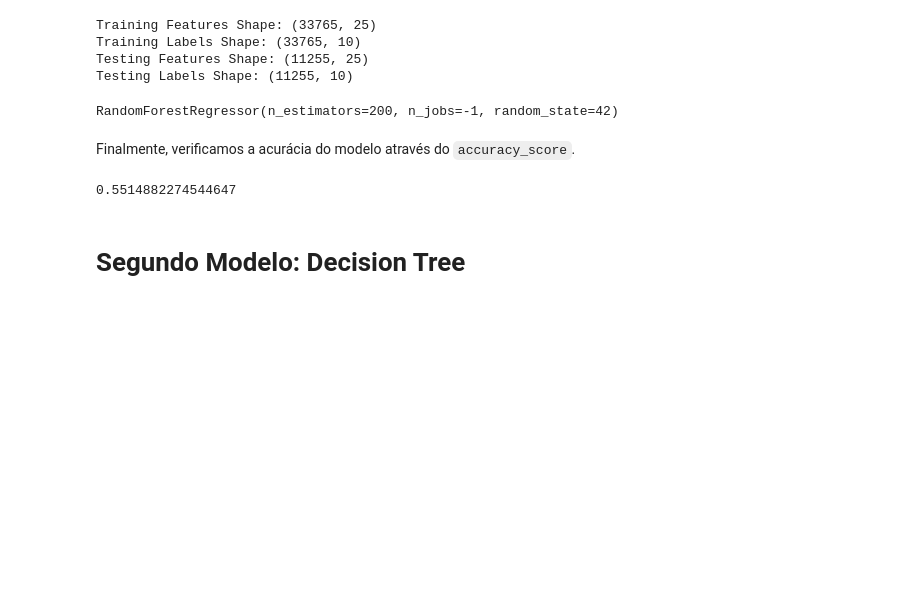
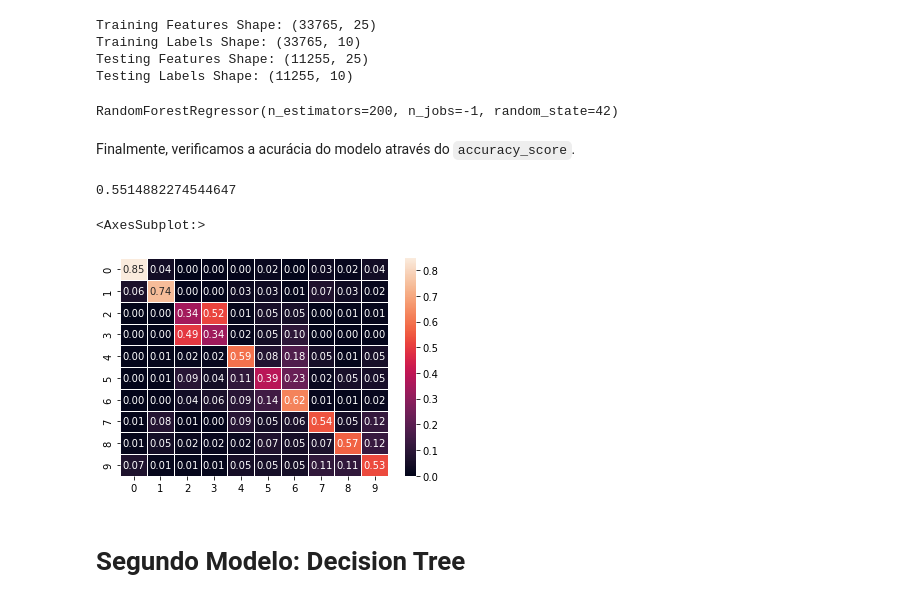
Before and after one commit to Gabriela321733/Projeto_2_Cdados, a Jupyter notebook: dados.ipynb, the cells around one changed output. Drawn from its saved outputs; the diff is of its cells as text; code cells hidden in the pictures; blank space fills up the shorter version.

Commit message:
Confusion Matrix

```diff
--- a/dados.ipynb
+++ b/dados.ipynb
@@ -284,5 +284,13 @@ Finalmente, verificamos a acurácia do modelo através do `accuracy_score`.
 accuracy_score(resultado.real, resultado.pred)
 # %% [output]
 0.5514882274544647
+# %%
+import sklearn.metrics as metrics
+
+matrix = metrics.confusion_matrix(resultado.real, resultado.pred, normalize='true')
+sn.heatmap(matrix, annot=True, fmt=".2f", linewidths=.6)
+# %% [output]
+<AxesSubplot:>
+[figure, added]
 # %% [markdown]
 # **Segundo Modelo:** Decision Tree
```
